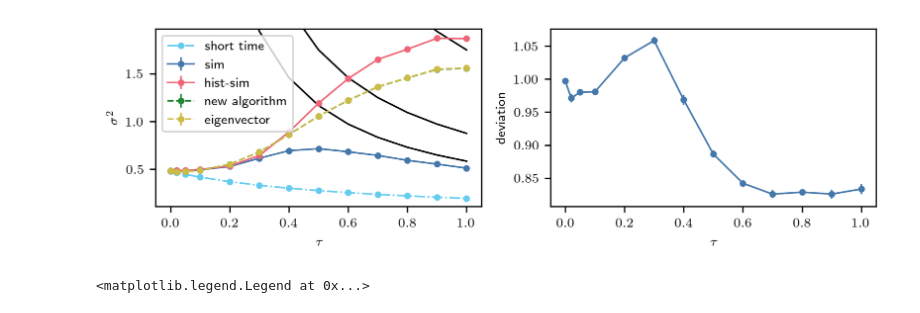
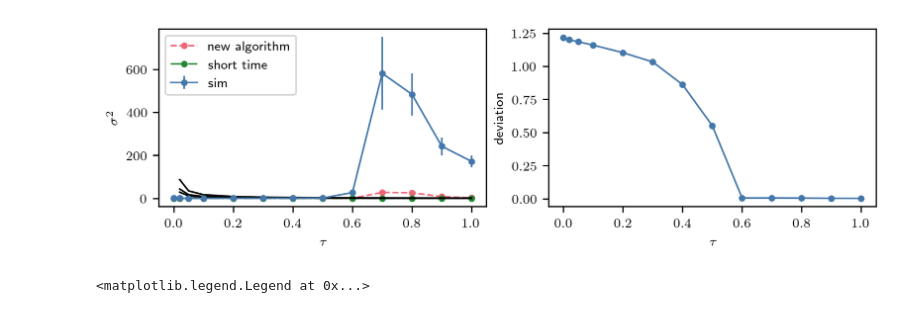
Before and after one commit to NilsToAn/overdampedDelayHarmonicOscillator, a Jupyter notebook: paper/variance_x4.ipynb, the cells around one changed output. Drawn from its saved outputs; the diff is of its cells as text; code cells hidden in the pictures.

```diff
--- a/paper/variance_x4.ipynb
+++ b/paper/variance_x4.ipynb
@@ -20,10 +29,10 @@ np.random.seed(42)
 version = 2
 
 s = 1
-D = s**2/2
-max_t = 6 #2
-ntau = 3
-N_x = 25
+D = s**2 / 2
+max_t = 6  # 2
+ntau = 2  # 3
+N_x = 81  # 25
 hist_sigma = 4
 force = "cubic"
 avg_part = 4
@@ -31,15 +40,15 @@ avg_part = 4
 f = 15
 N_p = 2_000
 N_loop = 10
-ntau_sim = f*ntau
+ntau_sim = f * ntau
 
-ltaus = np.concatenate(([0, 0.02, 0.05], np.arange(0.1,1.1,0.1) ))
+ltaus = np.concatenate(([0, 0.02, 0.05], np.arange(0.1, 1.1, 0.1)))
 # ltaus = np.array([0, 0.003,0.004, 0.005, 0.006,0.0075, 0.01, 0.0125, 0.015,0.0175, 0.02, 0.025,0.03, 0.05])
 
-sim_vars = np.empty((len(ltaus),2))
-num_vars = np.empty((len(ltaus),2))
-sim_hist_vars = np.empty((len(ltaus),2))
-eig_vars = np.empty((len(ltaus),2))
+sim_vars = np.empty((len(ltaus), 4))
+num_vars = np.empty((len(ltaus), 4))
+sim_hist_vars = np.empty((len(ltaus), 4))
+eig_vars = np.empty((len(ltaus), 2))
 short_time_approx_var = np.empty(len(ltaus))
 escaped_traj = np.empty(len(ltaus))
 sbs = np.empty(len(ltaus))
@@ -140,36 +157,42 @@ for i, ltau in enumerate(tqdm(ltaus[ltaus < np.pi/2])):
 # %%
-plt.figure(figsize=(two_col,std_height))
+plt.figure(figsize=(two_col, std_height))
 ax = plt.subplot(121)
-plt.errorbar(ltaus,*sim_vars.T,marker='.', label='sim')
-plt.errorbar(ltaus,*sim_hist_vars.T,marker='.', ls= '-', label='hist-sim')
-plt.errorbar(ltaus,*num_vars.T,marker='.', ls = '--', label='new algorithm')
-plt.errorbar(ltaus,*eig_vars.T,marker='.', ls = '--', label='eigenvector')
+plt.errorbar(ltaus, *sim_vars.T[:2], marker=".", label="sim")
+#plt.errorbar(ltaus, *sim_hist_vars.T[:2], marker=".", ls="-", label="hist-sim")
+plt.plot(ltaus, num_vars[:,0], marker=".", ls="--", label="new algorithm")
+# plt.errorbar(ltaus, *eig_vars.T, marker=".", ls="--", label="eigenvector")
 
-plt.plot(ltaus,short_time_approx_var ,marker='.', ls='-.',label='short time')
+plt.plot(ltaus, short_time_approx_var, marker=".", ls="-.", label="short time")
 
 
-#plt.yscale('log')
+# plt.yscale('log')
 plt.legend()
-plt.xlabel(r'$\tau$')
-plt.ylabel(r'$\sigma^2$')
+plt.xlabel(r"$\tau$")
+plt.ylabel(r"$\sigma^2$")
 plt.ylim(*plt.ylim())
-#auflösungslimit std same as div x0
+# auflösungslimit std same as div x0
 # plt.plot(ltaus, (2/3)**2*ltaus**(-1), color = 'black')
-plt.plot(ltaus[1:], (np.sqrt(7)/2)**2*ltaus[1:]**(-1), color = 'black')
-plt.plot(ltaus[1:], 1/2*(np.sqrt(7)/2)**2*ltaus[1:]**(-1), color = 'black')
-plt.plot(ltaus[1:], 1/3*(np.sqrt(7)/2)**2*ltaus[1:]**(-1), color = 'black')
+plt.plot(ltaus[1:], (np.sqrt(7) / 2) ** 2 * ltaus[1:] ** (-1), color="black")
+plt.plot(ltaus[1:], 1 / 2 * (np.sqrt(7) / 2) ** 2 * ltaus[1:] ** (-1), color="black")
+plt.plot(ltaus[1:], 1 / 3 * (np.sqrt(7) / 2) ** 2 * ltaus[1:] ** (-1), color="black")
 # plt.xlim(0,0.2)
 # plt.ylim(0.4,0.6)
 
 ax = plt.subplot(122)
-plt.errorbar(ltaus, num_vars[:,0]/sim_hist_vars[:,0],
-             yerr = np.sqrt( ( num_vars[:,1]/sim_hist_vars[:,0])**2 + (num_vars[:,0]/sim_hist_vars[:,0]**2*sim_hist_vars[:,1])**2),
-                            marker = '.')
-plt.xlabel(r'$\tau$')
-plt.ylabel(r'deviation')
+plt.errorbar(
+    ltaus,
+    num_vars[:, 0] / sim_hist_vars[:, 0],
+    yerr=np.sqrt(
+        (num_vars[:, 1] / sim_hist_vars[:, 0]) ** 2
+        + (num_vars[:, 0] / sim_hist_vars[:, 0] ** 2 * sim_hist_vars[:, 1]) ** 2
+    ),
+    marker=".",
+)
+plt.xlabel(r"$\tau$")
+plt.ylabel(r"deviation")
 
 plt.tight_layout()
 # plt.savefig(f'graphics/x4variance_Nx{N_x}_ntau{ntau}.pdf')
 # %% [output]
-[figure, old version]
+[figure, new version]
 # %%
```
Also changed, not shown: parts of 5 cells of this notebook, 40 other files.
